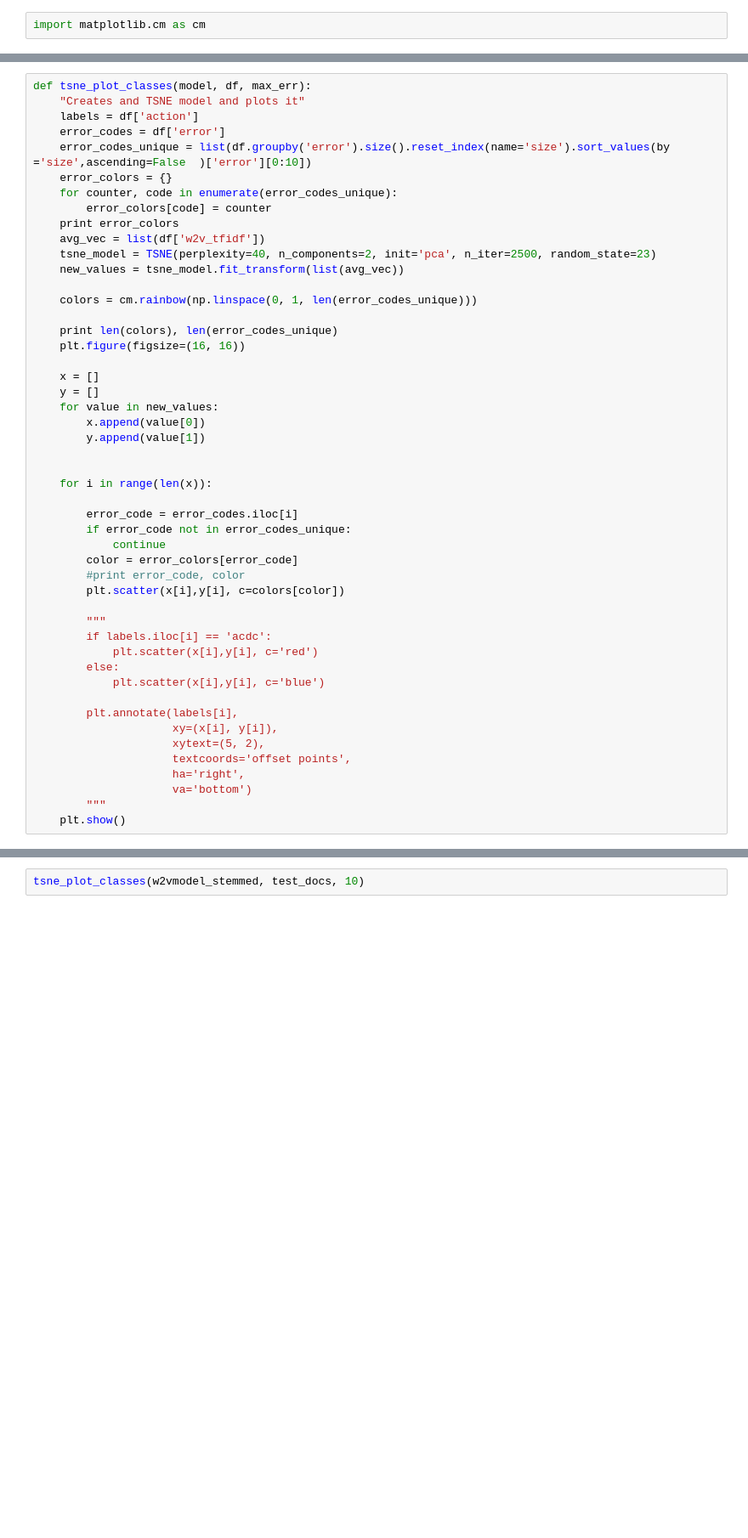
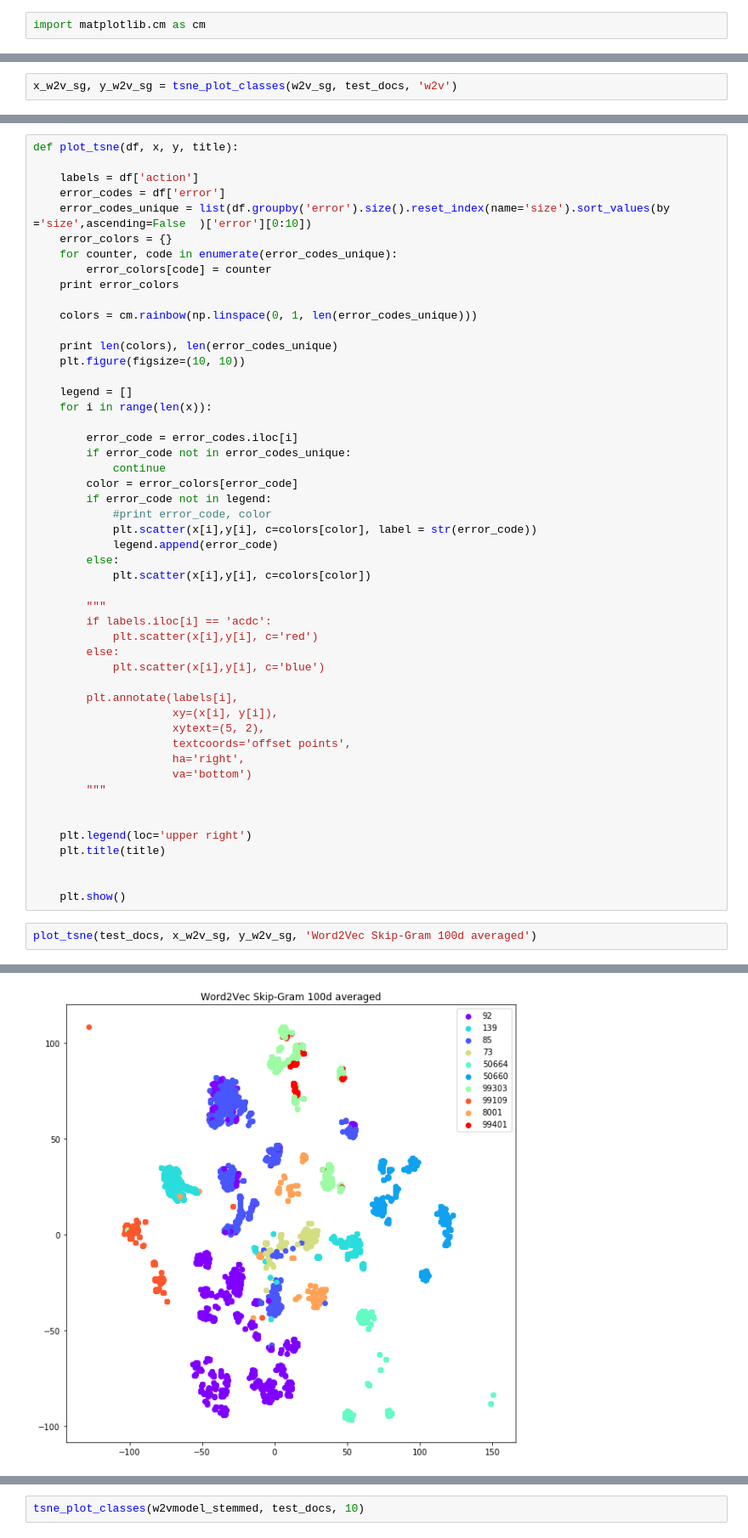
Before and after one commit to llayer/AIErrorLogAnalysis, a Jupyter notebook: spark/train_word2vec.ipynb, the cells around one changed output, grey strips where cells are left out. Shown at 85% size. Saved outputs shown, nothing was run; the diff lists cells and outputs as text; blank space fills up the shorter version.

```diff
--- a/spark/train_word2vec.ipynb
+++ b/spark/train_word2vec.ipynb
@@ -302,0 +322,2 @@ import matplotlib.cm as cm
+# %%
+x_w2v_sg, y_w2v_sg = tsne_plot_classes(w2v_sg, test_docs, 'w2v')
@@ -303,6 +330,6 @@ import matplotlib.cm as cm
 # %%
-def tsne_plot_classes(model, df, max_err):
-    "Creates and TSNE model and plots it"
+def plot_tsne(df, x, y, title):
+
     labels = df['action']
     error_codes = df['error']
     error_codes_unique = list(df.groupby('error').size().reset_index(name='size').sort_values(by ='size',ascending=False  )['error'][0:10])
@@ -310,30 +337,25 @@ def tsne_plot_classes(model, df, max_err):
     for counter, code in enumerate(error_codes_unique):
         error_colors[code] = counter
     print error_colors
-    avg_vec = list(df['w2v_tfidf'])
-    tsne_model = TSNE(perplexity=40, n_components=2, init='pca', n_iter=2500, random_state=23)
-    new_values = tsne_model.fit_transform(list(avg_vec))
 
     colors = cm.rainbow(np.linspace(0, 1, len(error_codes_unique)))
 
     print len(colors), len(error_codes_unique)
-    plt.figure(figsize=(16, 16))
+    plt.figure(figsize=(10, 10))
 
-    x = []
-    y = []
-    for value in new_values:
-        x.append(value[0])
-        y.append(value[1])
-
-
+    legend = []
     for i in range(len(x)):
 
         error_code = error_codes.iloc[i]
         if error_code not in error_codes_unique:
             continue
         color = error_colors[error_code]
-        #print error_code, color
-        plt.scatter(x[i],y[i], c=colors[color])
+        if error_code not in legend:
+            #print error_code, color
+            plt.scatter(x[i],y[i], c=colors[color], label = str(error_code))
+            legend.append(error_code)
+        else:
+            plt.scatter(x[i],y[i], c=colors[color])
 
         """
         if labels.iloc[i] == 'acdc':
@@ -348,4 +370,13 @@ def tsne_plot_classes(model, df, max_err):
                      ha='right',
                      va='bottom')
         """
+
+
+    plt.legend(loc='upper right')
+    plt.title(title)
+
+
     plt.show()
+# %%
+plot_tsne(test_docs, x_w2v_sg, y_w2v_sg, 'Word2Vec Skip-Gram 100d averaged')
+# %% [output]
@@ -351,0 +385 @@ def tsne_plot_classes(model, df, max_err):
+[figure, added]
```
Also changed, not shown: parts of 18 cells of this notebook, 1 other file.
